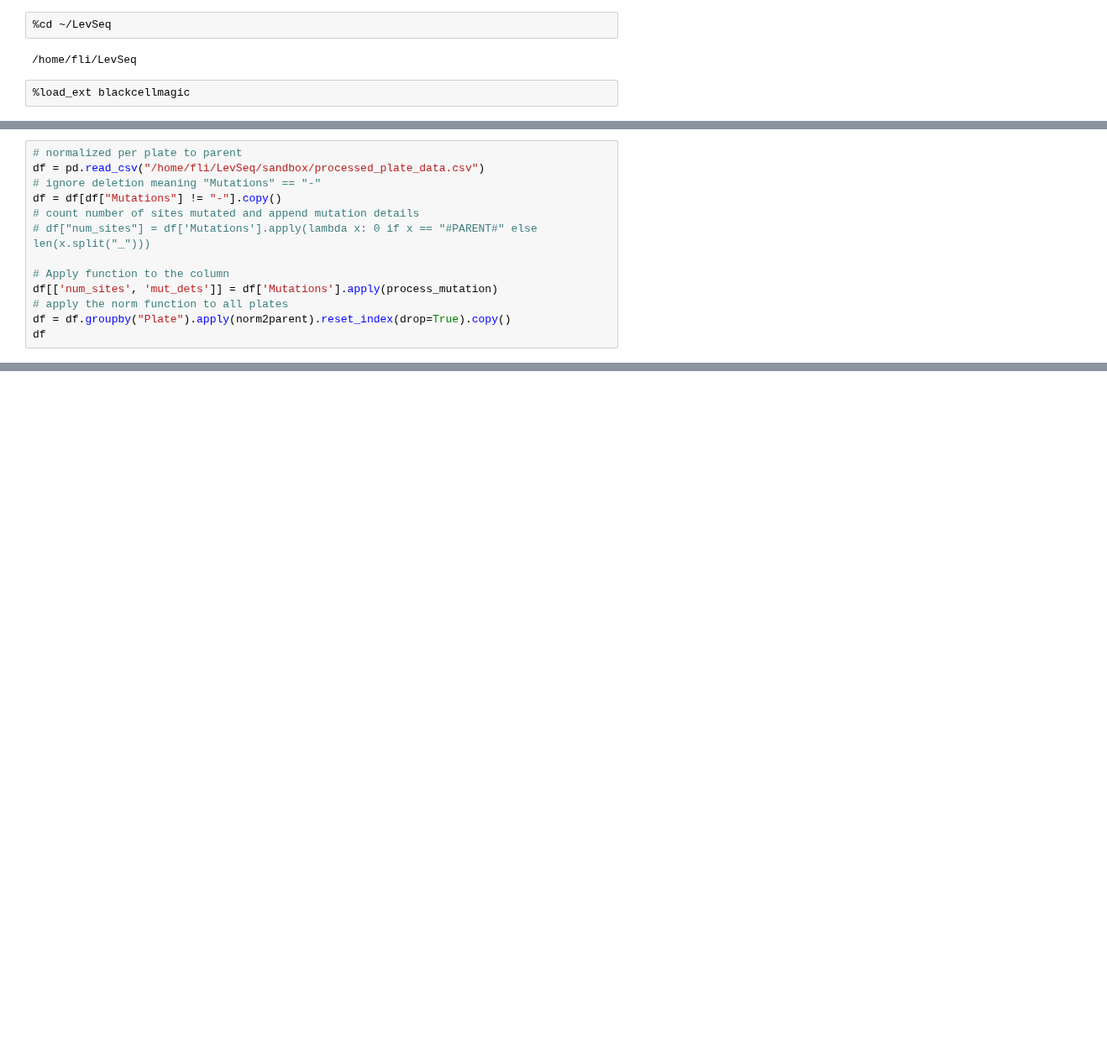
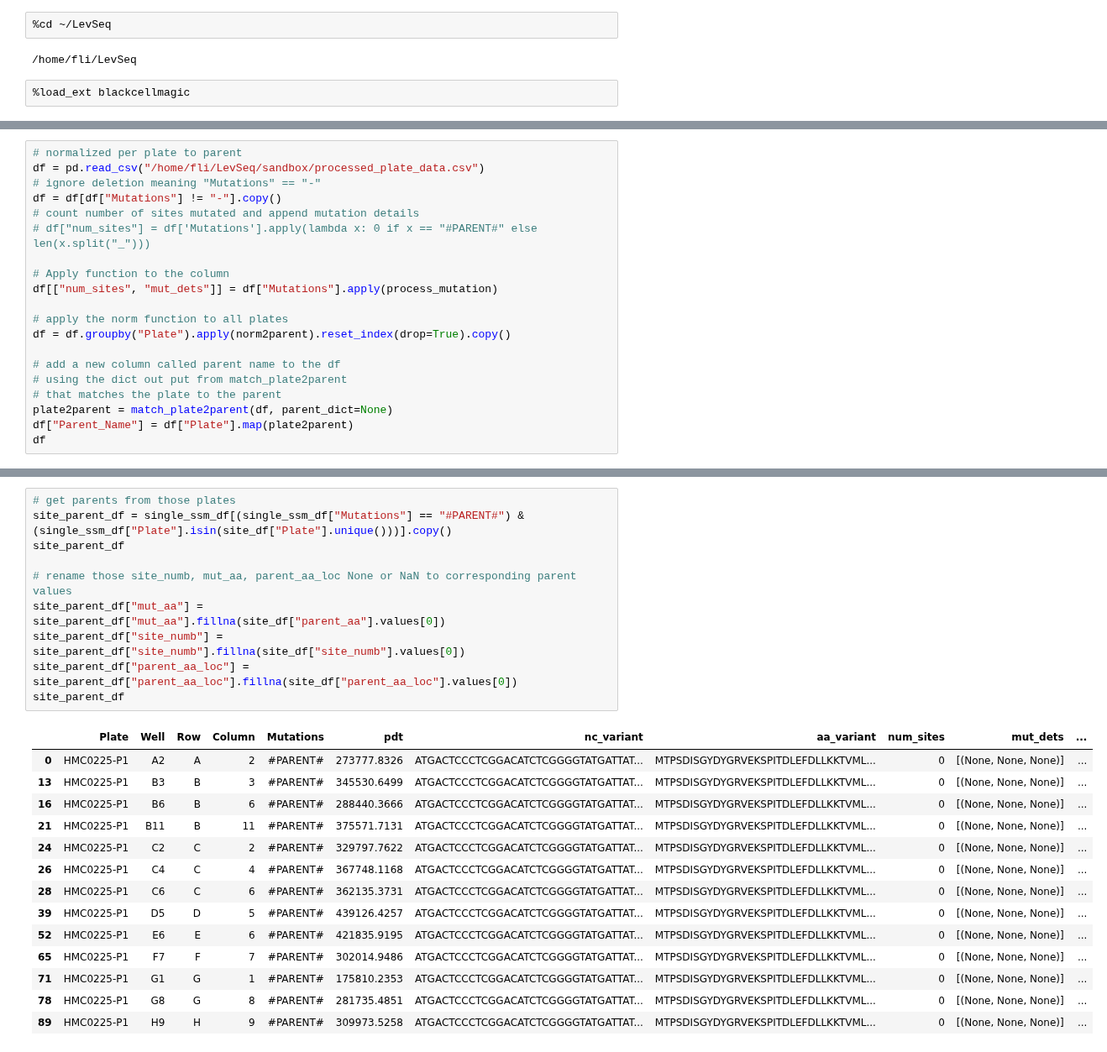
Before and after one commit to fhalab/LevSeq, a Jupyter notebook: sandbox/seqfit.ipynb, the cells around one changed output, grey strips where cells are left out. Shown at 84% size. Saved outputs shown, nothing was run; the diff lists cells and outputs as text; blank space fills up the shorter version.

```diff
--- a/sandbox/seqfit.ipynb
+++ b/sandbox/seqfit.ipynb
@@ -135,9 +225,16 @@ df = df[df["Mutations"] != "-"].copy()
 # df["num_sites"] = df['Mutations'].apply(lambda x: 0 if x == "#PARENT#" else len(x.split("_")))
 
 # Apply function to the column
-df[['num_sites', 'mut_dets']] = df['Mutations'].apply(process_mutation)
+df[["num_sites", "mut_dets"]] = df["Mutations"].apply(process_mutation)
+
 # apply the norm function to all plates
 df = df.groupby("Plate").apply(norm2parent).reset_index(drop=True).copy()
+
+# add a new column called parent name to the df
+# using the dict out put from match_plate2parent
+# that matches the plate to the parent
+plate2parent = match_plate2parent(df, parent_dict=None)
+df["Parent_Name"] = df["Plate"].map(plate2parent)
 df
 # %% [output]
 |  | Plate | Well | Row | Column | Mutations | pdt | nc_variant | aa_variant | num_sites | mut_dets | ... |
@@ -331,0 +356,25 @@ def plot_single_ssm_avg(
+# %%
+# get parents from those plates
+site_parent_df = single_ssm_df[(single_ssm_df["Mutations"] == "#PARENT#") & (single_ssm_df["Plate"].isin(site_df["Plate"].unique()))].copy()
+site_parent_df
+
+# rename those site_numb, mut_aa, parent_aa_loc None or NaN to corresponding parent values
+site_parent_df["mut_aa"] = site_parent_df["mut_aa"].fillna(site_df["parent_aa"].values[0])
+site_parent_df["site_numb"] = site_parent_df["site_numb"].fillna(site_df["site_numb"].values[0])
+site_parent_df["parent_aa_loc"] = site_parent_df["parent_aa_loc"].fillna(site_df["parent_aa_loc"].values[0])
+site_parent_df
+# %% [output]
+|  | Plate | Well | Row | Column | Mutations | pdt | nc_variant | aa_variant | num_sites | mut_dets | ... |
+| 0 | HMC0225-P1 | A2 | A | 2 | #PARENT# | 273777.8326 | ATGACTCCCTCGGACATCTCGGGGTATGATTAT... | MTPSDISGYDYGRVEKSPITDLEFDLLKKTVML... | 0 | [(None, None, None)] | ... |
+| 13 | HMC0225-P1 | B3 | B | 3 | #PARENT# | 345530.6499 | ATGACTCCCTCGGACATCTCGGGGTATGATTAT... | MTPSDISGYDYGRVEKSPITDLEFDLLKKTVML... | 0 | [(None, None, None)] | ... |
+| 16 | HMC0225-P1 | B6 | B | 6 | #PARENT# | 288440.3666 | ATGACTCCCTCGGACATCTCGGGGTATGATTAT... | MTPSDISGYDYGRVEKSPITDLEFDLLKKTVML... | 0 | [(None, None, None)] | ... |
+| 21 | HMC0225-P1 | B11 | B | 11 | #PARENT# | 375571.7131 | ATGACTCCCTCGGACATCTCGGGGTATGATTAT... | MTPSDISGYDYGRVEKSPITDLEFDLLKKTVML... | 0 | [(None, None, None)] | ... |
+| 24 | HMC0225-P1 | C2 | C | 2 | #PARENT# | 329797.7622 | ATGACTCCCTCGGACATCTCGGGGTATGATTAT... | MTPSDISGYDYGRVEKSPITDLEFDLLKKTVML... | 0 | [(None, None, None)] | ... |
+| 26 | HMC0225-P1 | C4 | C | 4 | #PARENT# | 367748.1168 | ATGACTCCCTCGGACATCTCGGGGTATGATTAT... | MTPSDISGYDYGRVEKSPITDLEFDLLKKTVML... | 0 | [(None, None, None)] | ... |
+| 28 | HMC0225-P1 | C6 | C | 6 | #PARENT# | 362135.3731 | ATGACTCCCTCGGACATCTCGGGGTATGATTAT... | MTPSDISGYDYGRVEKSPITDLEFDLLKKTVML... | 0 | [(None, None, None)] | ... |
+| 39 | HMC0225-P1 | D5 | D | 5 | #PARENT# | 439126.4257 | ATGACTCCCTCGGACATCTCGGGGTATGATTAT... | MTPSDISGYDYGRVEKSPITDLEFDLLKKTVML... | 0 | [(None, None, None)] | ... |
+| 52 | HMC0225-P1 | E6 | E | 6 | #PARENT# | 421835.9195 | ATGACTCCCTCGGACATCTCGGGGTATGATTAT... | MTPSDISGYDYGRVEKSPITDLEFDLLKKTVML... | 0 | [(None, None, None)] | ... |
+| 65 | HMC0225-P1 | F7 | F | 7 | #PARENT# | 302014.9486 | ATGACTCCCTCGGACATCTCGGGGTATGATTAT... | MTPSDISGYDYGRVEKSPITDLEFDLLKKTVML... | 0 | [(None, None, None)] | ... |
+| 71 | HMC0225-P1 | G1 | G | 1 | #PARENT# | 175810.2353 | ATGACTCCCTCGGACATCTCGGGGTATGATTAT... | MTPSDISGYDYGRVEKSPITDLEFDLLKKTVML... | 0 | [(None, None, None)] | ... |
+| 78 | HMC0225-P1 | G8 | G | 8 | #PARENT# | 281735.4851 | ATGACTCCCTCGGACATCTCGGGGTATGATTAT... | MTPSDISGYDYGRVEKSPITDLEFDLLKKTVML... | 0 | [(None, None, None)] | ... |
+| 89 | HMC0225-P1 | H9 | H | 9 | #PARENT# | 309973.5258 | ATGACTCCCTCGGACATCTCGGGGTATGATTAT... | MTPSDISGYDYGRVEKSPITDLEFDLLKKTVML... | 0 | [(None, None, None)] | ... |
```
Also changed, not shown: parts of 25 cells of this notebook, 2 other files.
